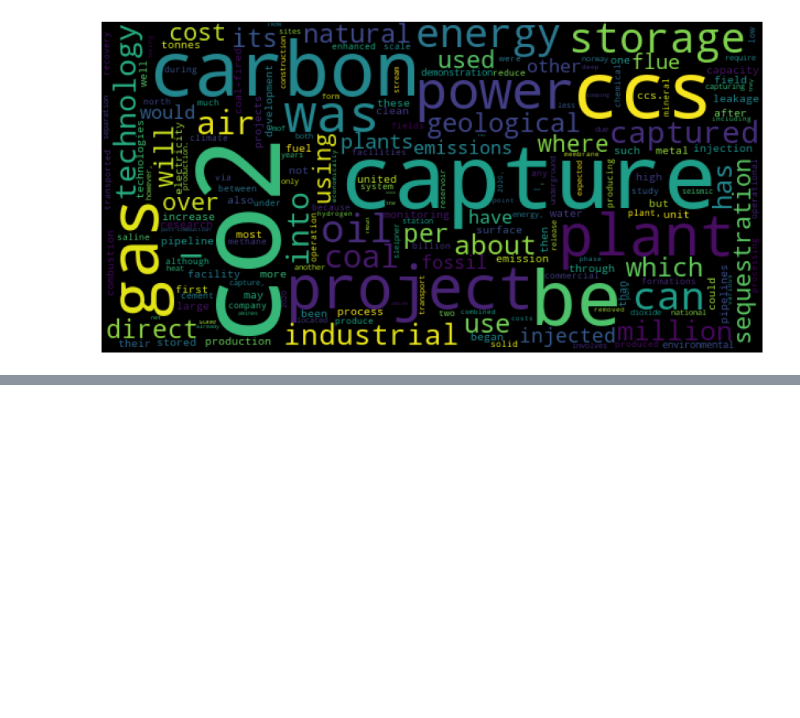
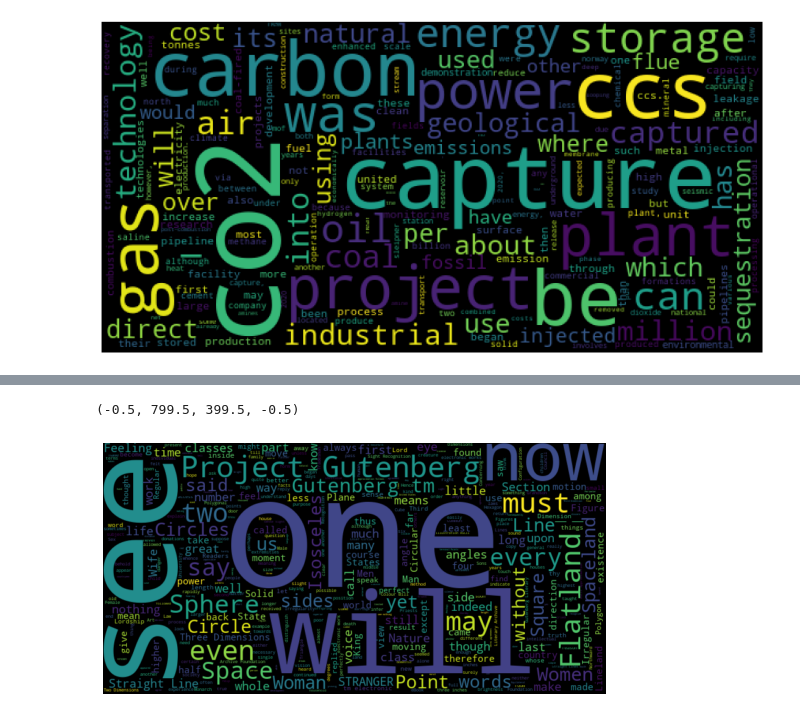
Before and after one commit to titan-figue/Wordcloud, a Jupyter notebook: Wordcloud_wikipediaAPI.ipynb, the cells around one changed output, grey strips where cells are left out. Saved outputs shown, nothing was run; the diff lists cells and outputs as text; code cells hidden in the pictures; blank space fills up the shorter version.

```diff
--- a/Wordcloud_wikipediaAPI.ipynb
+++ b/Wordcloud_wikipediaAPI.ipynb
@@ -229,0 +234,8 @@ plt.close()
+# %%
+import requests
+
+# this is the url for Flatland, by Edwin A. Abbott
+flatland_url = 'https://www.gutenberg.org/cache/epub/201/pg201.txt'
+result = requests.get(flatland_url)
+
+print(result.text)
@@ -229,0 +260,17 @@ plt.close()
+# %%
+text = result.text
+#Wordcloud
+wordcloud = WordCloud(
+    random_state = 8,
+    normalize_plurals = False,
+    width = 800,
+    height= 400,
+    max_words = 400)
+wordcloud.generate(text)
+# plot
+fig, ax = plt.subplots(1, 1, figsize = (9,6))
+plt.imshow(wordcloud, interpolation='bilinear')
+plt.axis("off")
+# %% [output]
+(-0.5, 799.5, 399.5, -0.5)
+[figure, added]
```
Also changed, not shown: parts of 4 cells of this notebook.
